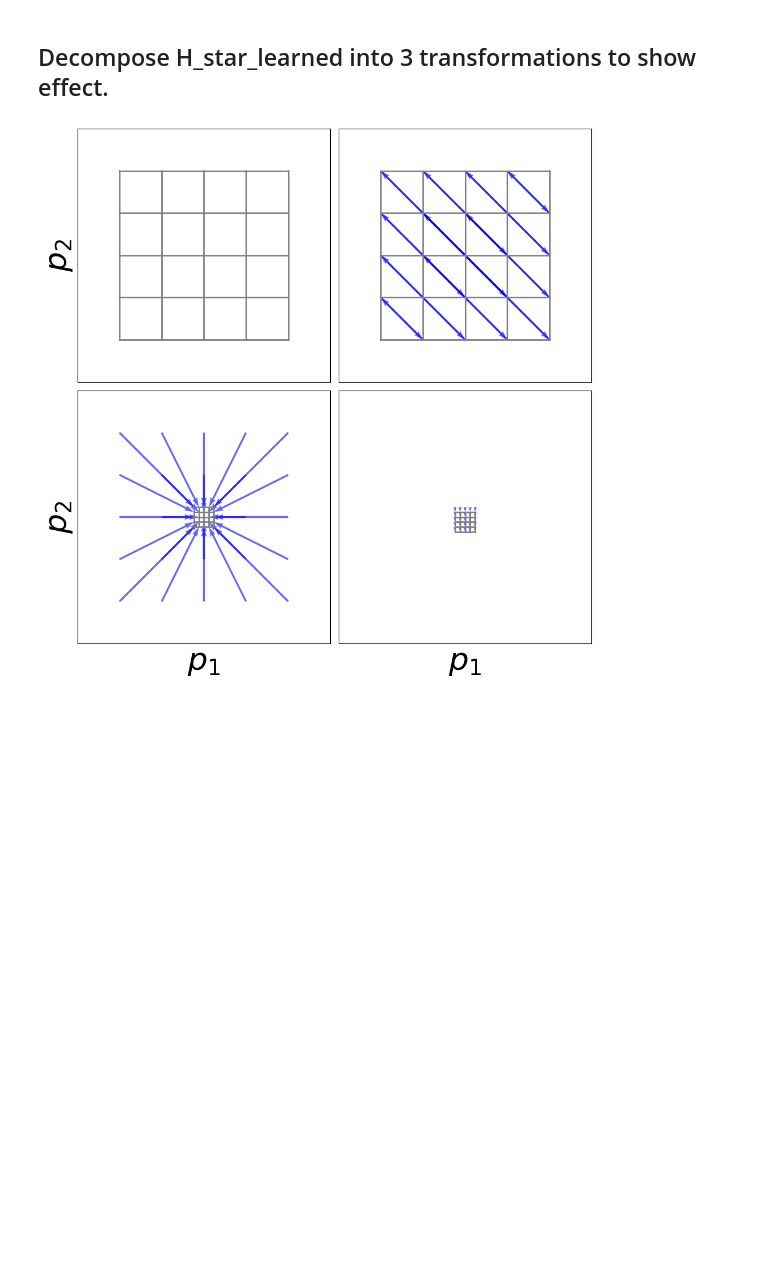
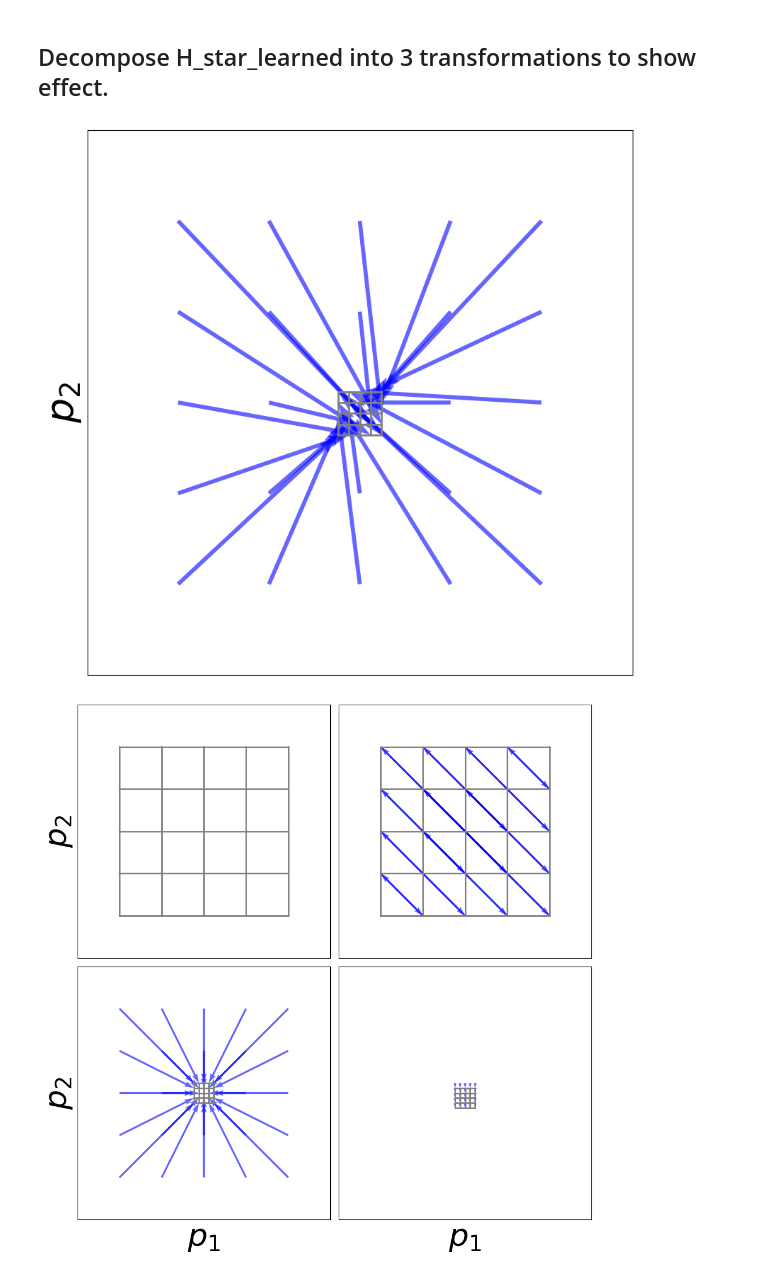
Before and after one commit to PaulNitschke/geo_meta_rl, a Jupyter notebook: differential_task_inference.ipynb, the cells around one changed output. Drawn from its saved outputs; the diff is of its cells as text; code cells hidden in the pictures; blank space fills up the shorter version.

```diff
--- a/differential_task_inference.ipynb
+++ b/differential_task_inference.ipynb
@@ -744,7 +757,7 @@ Learned Coordinate System looks like a 2-D rotation matrix + plus one-unit shift
 # %% [markdown]
 ## Decompose H_star_learned into 3 transformations to show effect.
 # %%
-H_star_learned_func=lambda p: th.matmul(H_star_learned.detach(), th.cat([p, th.tensor([1.0], dtype=DTYPE)]))[:STATE_DIM] #discard bias term
+H_star_learned_func=lambda p: th.matmul(H_star_learned.detach(), th.cat([p, th.tensor([1.0], dtype=DTYPE)]))
 H_star_learned_func_vec=th.vmap(H_star_learned_func)
 # %%
 import numpy as np
@@ -820,6 +833,16 @@ def visualize_transform_sequence(transform_funcs):
 
     plt.tight_layout()
     plt.show()
+# %%
+grid_np = create_grid(N_SAMPLES)
+grid_torch = th.tensor(grid_np.reshape(-1, 2), dtype=DTYPE)
+transformed_flat = H_star_learned_func_vec(grid_torch)
+
+transformed_np = transformed_flat.reshape(N_SAMPLES, N_SAMPLES, 2).detach().numpy()
+fig, ax=plt.subplots(figsize=(FIG_HEIGHT, FIG_HEIGHT))
+plot_transformation(ax, grid_np, transformed_np, idx_plot=0)
+# %% [output]
+[figure, added]
 # %%
 # Define your transformation functions (each maps a tensor of shape (N, 2) → (N, 2))
 identity = lambda x: x
```
Also changed, not shown: parts of 2 cells of this notebook, 15 other files.
